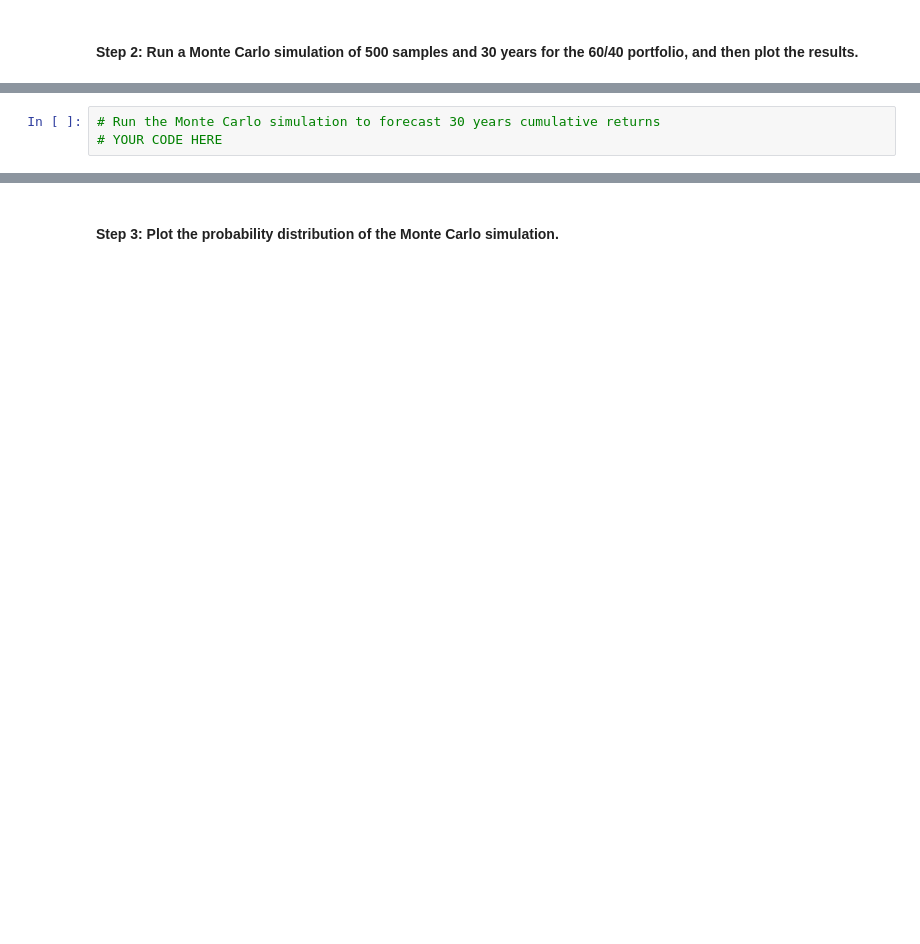
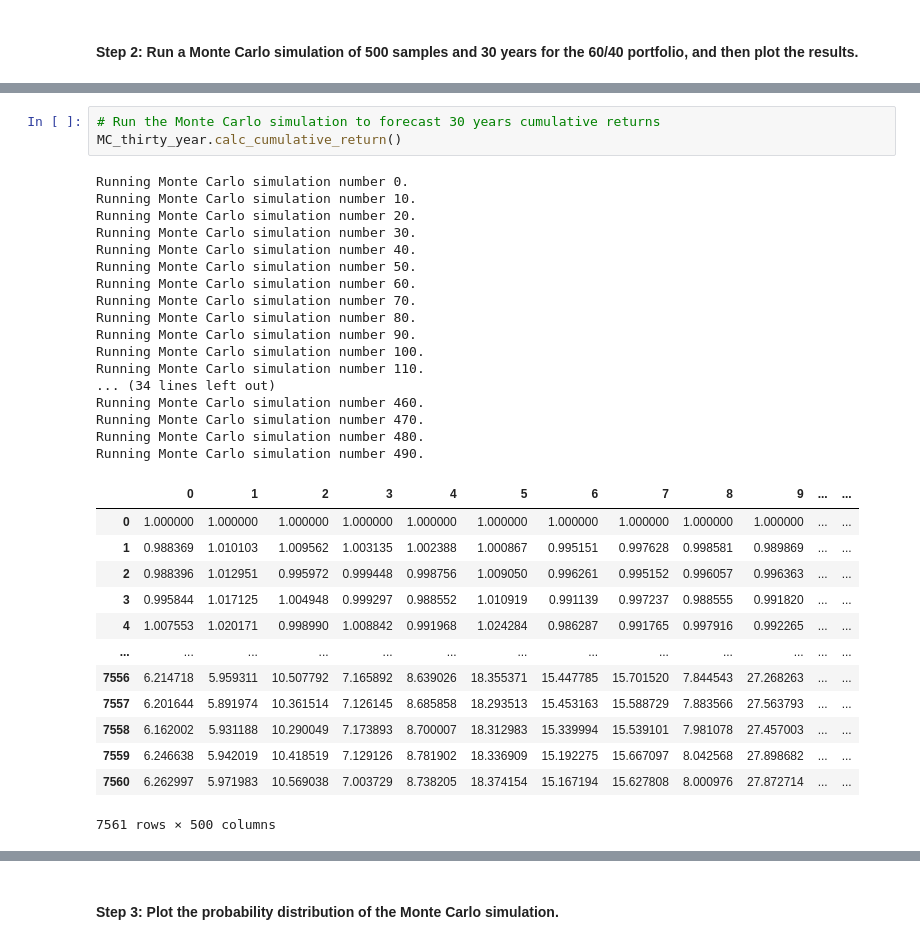
Before and after one commit to JunTheRewels/financial_planners, a Jupyter notebook: Starter_Code/financial_planning_tools.ipynb, the cells around one changed output, grey strips where cells are left out. Cells and saved outputs as stored; diff of their text form; blank space fills up the shorter version.

```diff
--- a/Starter_Code/financial_planning_tools.ipynb
+++ b/Starter_Code/financial_planning_tools.ipynb
@@ -491,6 +502,37 @@ display(decade_closing_prices.tail())
 # %%
 # Run the Monte Carlo simulation to forecast 30 years cumulative returns
-# YOUR CODE HERE
+MC_thirty_year.calc_cumulative_return()
+# %% [output]
+Running Monte Carlo simulation number 0.
+Running Monte Carlo simulation number 10.
+Running Monte Carlo simulation number 20.
+Running Monte Carlo simulation number 30.
+Running Monte Carlo simulation number 40.
+Running Monte Carlo simulation number 50.
+Running Monte Carlo simulation number 60.
+Running Monte Carlo simulation number 70.
+Running Monte Carlo simulation number 80.
+Running Monte Carlo simulation number 90.
+Running Monte Carlo simulation number 100.
+Running Monte Carlo simulation number 110.
+... (34 lines left out)
+Running Monte Carlo simulation number 460.
+Running Monte Carlo simulation number 470.
+Running Monte Carlo simulation number 480.
+Running Monte Carlo simulation number 490.
+|  | 0 | 1 | 2 | 3 | 4 | 5 | 6 | 7 | 8 | 9 | ... | ... |
+| 0 | 1.000000 | 1.000000 | 1.000000 | 1.000000 | 1.000000 | 1.000000 | 1.000000 | 1.000000 | 1.000000 | 1.000000 | ... | ... |
+| 1 | 0.988369 | 1.010103 | 1.009562 | 1.003135 | 1.002388 | 1.000867 | 0.995151 | 0.997628 | 0.998581 | 0.989869 | ... | ... |
+| 2 | 0.988396 | 1.012951 | 0.995972 | 0.999448 | 0.998756 | 1.009050 | 0.996261 | 0.995152 | 0.996057 | 0.996363 | ... | ... |
+| 3 | 0.995844 | 1.017125 | 1.004948 | 0.999297 | 0.988552 | 1.010919 | 0.991139 | 0.997237 | 0.988555 | 0.991820 | ... | ... |
+| 4 | 1.007553 | 1.020171 | 0.998990 | 1.008842 | 0.991968 | 1.024284 | 0.986287 | 0.991765 | 0.997916 | 0.992265 | ... | ... |
+| ... | ... | ... | ... | ... | ... | ... | ... | ... | ... | ... | ... | ... |
+| 7556 | 6.214718 | 5.959311 | 10.507792 | 7.165892 | 8.639026 | 18.355371 | 15.447785 | 15.701520 | 7.844543 | 27.268263 | ... | ... |
+| 7557 | 6.201644 | 5.891974 | 10.361514 | 7.126145 | 8.685858 | 18.293513 | 15.453163 | 15.588729 | 7.883566 | 27.563793 | ... | ... |
+| 7558 | 6.162002 | 5.931188 | 10.290049 | 7.173893 | 8.700007 | 18.312983 | 15.339994 | 15.539101 | 7.981078 | 27.457003 | ... | ... |
+| 7559 | 6.246638 | 5.942019 | 10.418519 | 7.129126 | 8.781902 | 18.336909 | 15.192275 | 15.667097 | 8.042568 | 27.898682 | ... | ... |
+| 7560 | 6.262997 | 5.971983 | 10.569038 | 7.003729 | 8.738205 | 18.374154 | 15.167194 | 15.627808 | 8.000976 | 27.872714 | ... | ... |
+7561 rows × 500 columns
 # %%
 # Visualize the 30-year Monte Carlo simulation by creating an
 # overlay line plot
```
Also changed, not shown: parts of 18 cells of this notebook.
